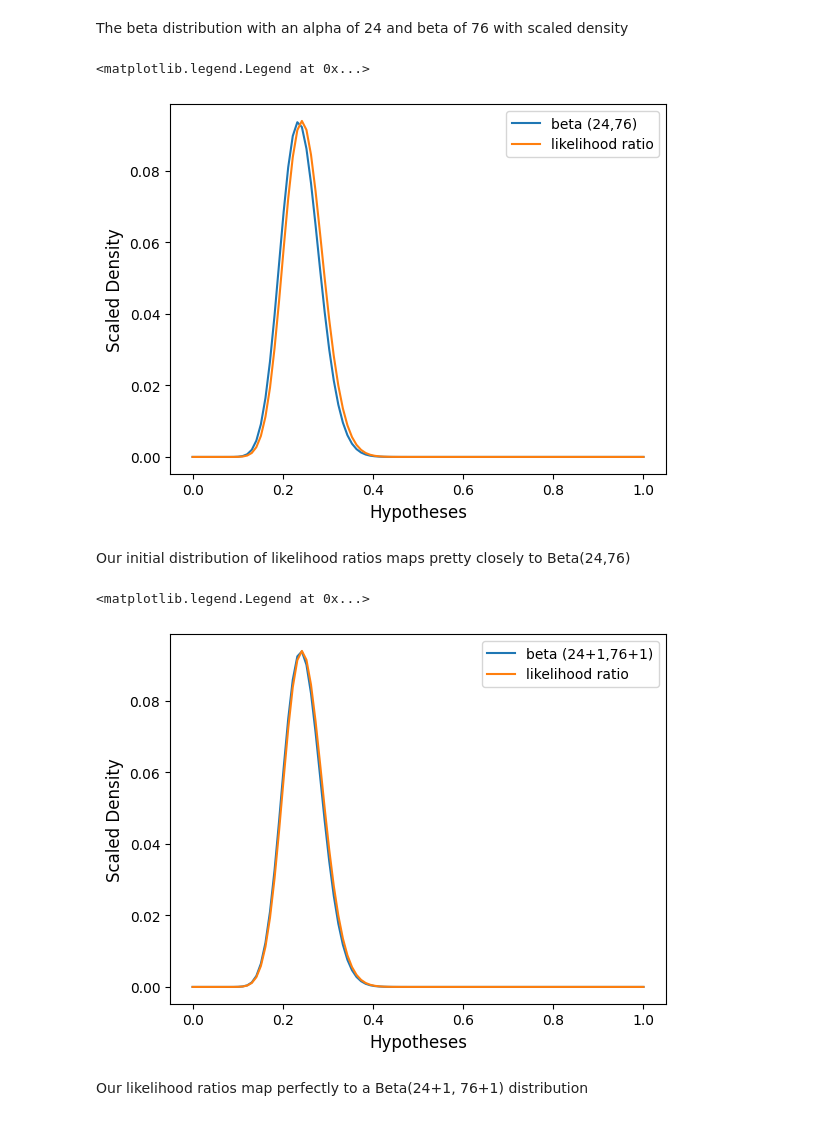
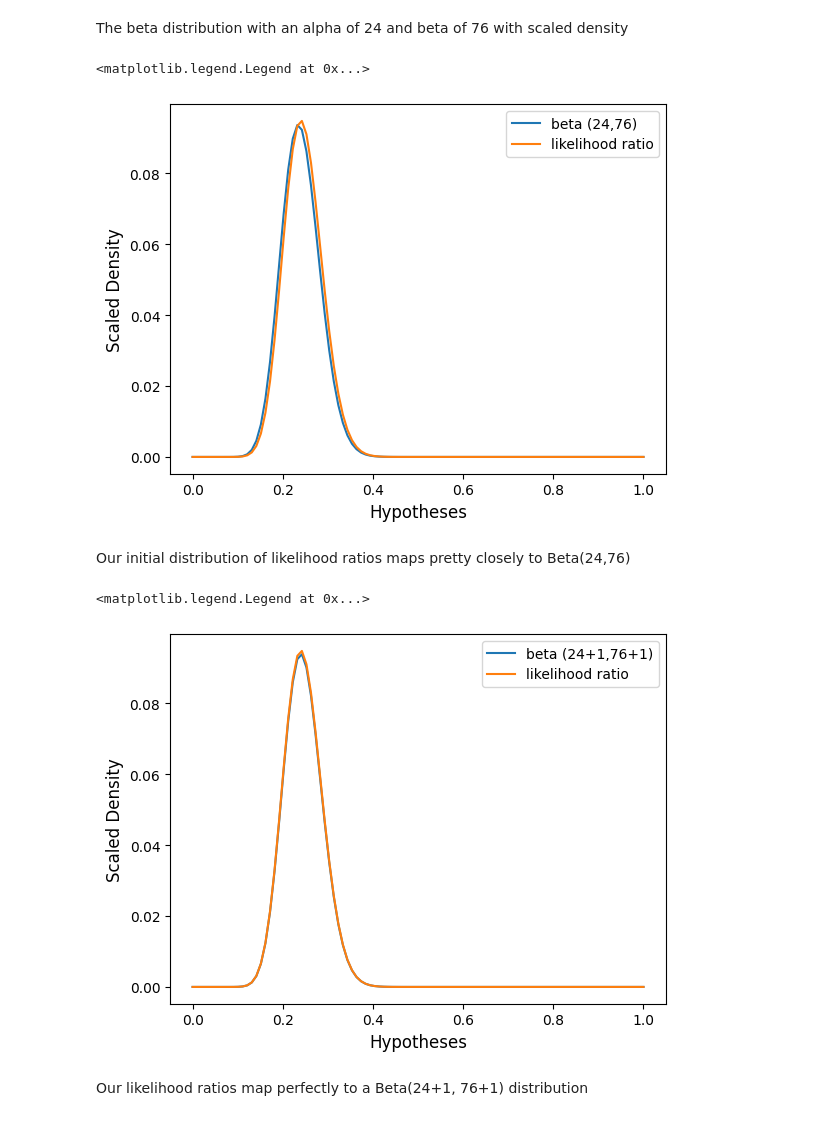
Before and after one commit to seyedrezamirkhani/bayesian_statistics_the_fun_way, a Jupyter notebook: chapter_019.ipynb, the cells around one changed output. Saved outputs shown, nothing was run; the diff lists cells and outputs as text; code cells hidden in the pictures.

```diff
--- a/chapter_019.ipynb
+++ b/chapter_019.ipynb
@@ -28,7 +23,8 @@ Notes:
 # %%
 dx = 0.01
 # %%
-hypotheses = np.arange(0,1+dx,dx)
+# hypotheses = np.arange(0,1+dx,dx)
+hypotheses = np.linspace(0,1,100)
 # %%
 def bayes_factor(h_top, h_bottom):
     num = (h_top**24) * ((1-h_top)**76)
@@ -171,7 +163,7 @@ plt.plot(x, scaled_density)
 # %% [markdown]
 The beta distribution with an alpha of 24 and beta of 76 with scaled density
 # %%
-scaled_bayes_factors = bayes_factors[:100] / sum(bayes_factors[:100])
+scaled_bayes_factors = bayes_factors / sum(bayes_factors)
 
 plt.xlabel('Hypotheses', fontsize=12)
 plt.ylabel('Scaled Density', fontsize=12)
@@ -182,28 +174,28 @@ plt.plot(x, scaled_bayes_factors, label='likelihood ratio')
 plt.legend(loc='upper right')
 # %% [output]
 <matplotlib.legend.Legend at 0x...>
-[figure, old version]
+[figure, new version]
 # %% [markdown]
 Our initial distribution of likelihood ratios maps pretty closely to Beta(24,76)
 # %%
 a = 24 + 1 # alpha
 b = 76 + 1 # beta
 
 density = beta.pdf(x, a, b)
 scaled_density = density * dx
 
-scaled_bayes_factors = bayes_factors[:100] / sum(bayes_factors[:100])
+scaled_bayes_factors = bayes_factors / sum(bayes_factors)
 
 plt.xlabel('Hypotheses', fontsize=12)
 plt.ylabel('Scaled Density', fontsize=12)
 
 plt.plot(x, scaled_density, label='beta (24+1,76+1)')
 plt.plot(x, scaled_bayes_factors, label='likelihood ratio')
 
 plt.legend(loc='upper right')
 # %% [output]
 <matplotlib.legend.Legend at 0x...>
-[figure, old version]
+[figure, new version]
 # %% [markdown]
 Our likelihood ratios map perfectly to a Beta(24+1, 76+1) distribution
 # %% [markdown]
```
Also changed, not shown: parts of 26 cells of this notebook.
